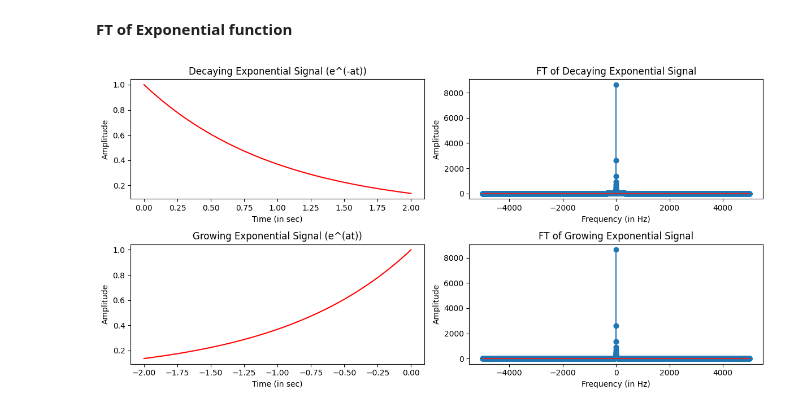
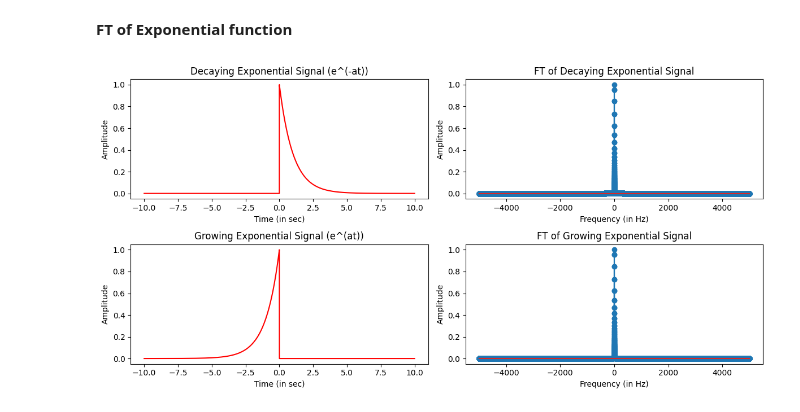
Before and after one commit to nageshwar-mehta/Signal_and_system, a Jupyter notebook: FT_of_basic_signals.ipynb, the cells around one changed output. Cells and saved outputs as stored; diff of their text form; code cells hidden in the pictures.

Commit message:
updated exp signal

```diff
--- a/FT_of_basic_signals.ipynb
+++ b/FT_of_basic_signals.ipynb
@@ -88,15 +88,22 @@ plt.show()
 **FT of Exponential function**
 # %%
 # Parameters
-duration = 2         # Signal duration in seconds
+duration = 10         # Signal duration in seconds
 sampling_rate = 10000  # Sampling rate in Hz
 decay_rate = 1
 
 # Time vector for the decaying exponential signal
-time_vector_decay = np.linspace(0, duration, sampling_rate * duration)
+time_vector_decay = np.linspace(-duration, duration, sampling_rate * duration * 2)
 
 # Generate the decaying exponential signal
-decay_signal = np.exp(-decay_rate * time_vector_decay)
+decay_signal = []
+for i in range(len(time_vector_decay)):
+    if(time_vector_decay[i]>0):
+        decay_signal.append(np.exp(-decay_rate * time_vector_decay[i]))
+    else :
+        decay_signal.append(0)
+
+
 
 # Compute the Fourier transform of the decaying exponential signal
 dft_decay_signal = np.fft.fftshift(np.fft.fft(decay_signal))
@@ -114,35 +121,46 @@ plt.plot(time_vector_decay, decay_signal, color="red")
 # Plot the Fourier transform of the decaying exponential signal in the frequency domain
 plt.subplot(2, 2, 2)
 plt.title("FT of Decaying Exponential Signal")
 plt.xlabel("Frequency (in Hz)")
 plt.ylabel("Amplitude")
-plt.stem(frequency_decay, abs(dft_decay_signal))
+# plt.ylim(0,1)
+plt.stem(frequency_decay, abs(dft_decay_signal)/sampling_rate)
 
 # Time vector for the growing exponential signal
-time_vector_growth = np.linspace(-duration, 0, sampling_rate * duration)
+time_vector_growth = np.linspace(-duration, duration, sampling_rate * duration * 2)
 
 # Generate the growing exponential signal
-growth_signal = np.exp(decay_rate * time_vector_growth)
+# growth_signal = np.exp(decay_rate * time_vector_growth)
+
+growth_signal = []
+for i in range(len(time_vector_growth)):
+    if(time_vector_growth[i]<0):
+        growth_signal.append(np.exp(decay_rate * time_vector_growth[i]))
+    else :
+        growth_signal.append(0)
+
+
 
 # Compute the Fourier transform of the growing exponential signal
 dft_growth_signal = np.fft.fftshift(np.fft.fft(growth_signal))
 frequency_growth = np.fft.fftshift(np.fft.fftfreq(len(growth_signal), 1/sampling_rate))
 
 # Plot the growing exponential signal in the time domain
 plt.subplot(2, 2, 3)
 plt.title("Growing Exponential Signal (e^(at))")
 plt.ylabel("Amplitude")
 plt.xlabel("Time (in sec)")
 plt.plot(time_vector_growth, growth_signal, color="red")
 
 # Plot the Fourier transform of the growing exponential signal in the frequency domain
 plt.subplot(2, 2, 4)
 plt.title("FT of Growing Exponential Signal")
 plt.xlabel("Frequency (in Hz)")
 plt.ylabel("Amplitude")
-plt.stem(frequency_growth, abs(dft_growth_signal))
+# plt.ylim(0,1)
+plt.stem(frequency_growth, abs(dft_growth_signal)/sampling_rate)
 
 plt.tight_layout()
 plt.show()
 # %% [output]
-[figure, old version]
+[figure, new version]
```
Also changed, not shown: parts of 1 cell of this notebook.
